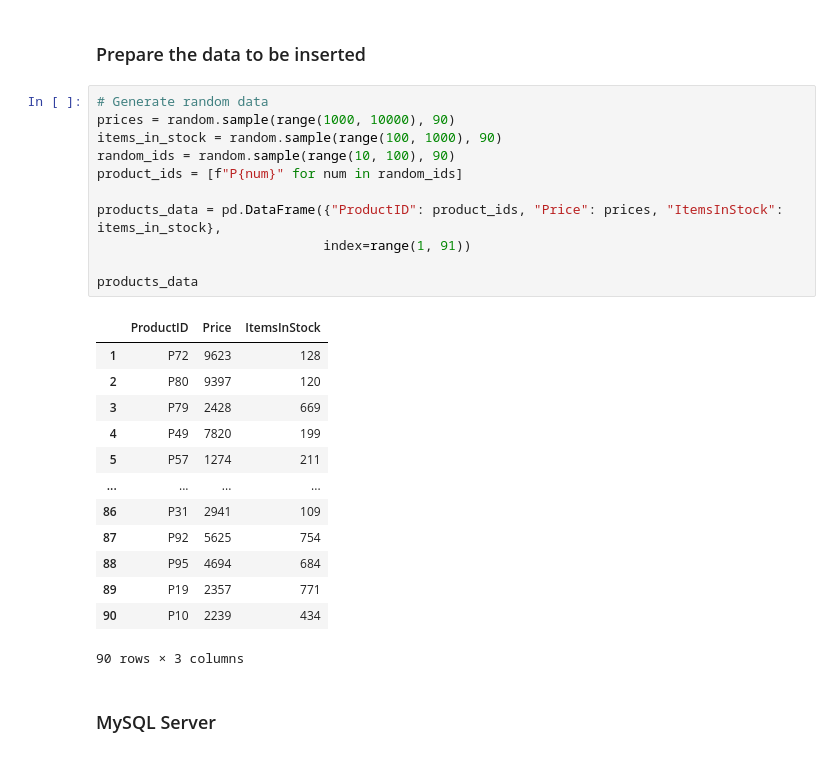
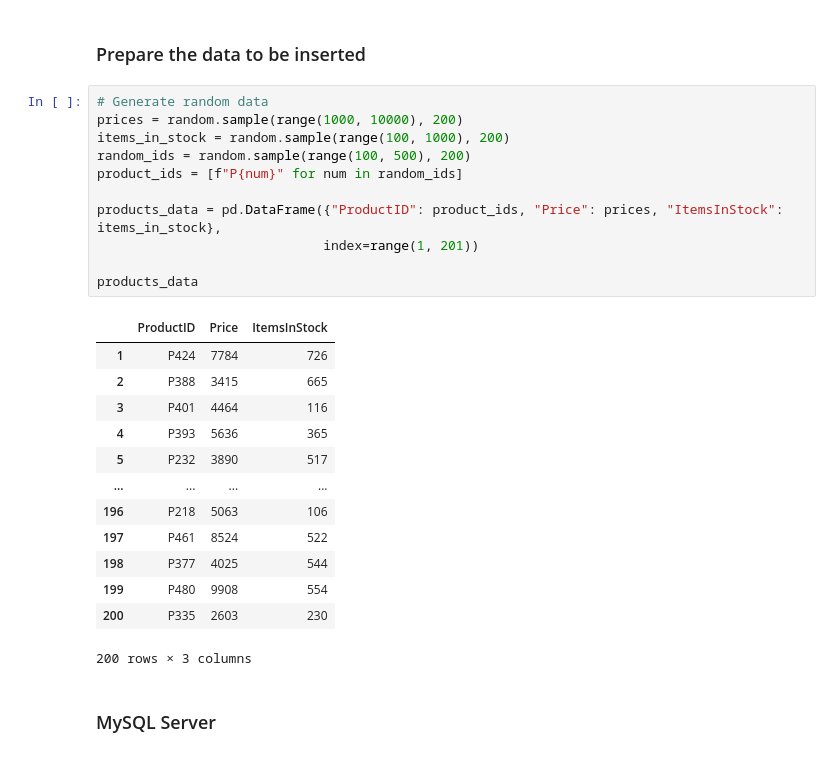
Before and after one commit to eslamdyab21/AMRs-in-Warehouse-Systems, a Jupyter notebook: database-servers-comparison/servers-performance.ipynb, the cells around one changed output. Saved outputs shown, nothing was run; the diff lists cells and outputs as text.

Commit message:
increased the sample size with 200 instead of 90 to get more accurate results -fixes #36

```diff
--- a/database-servers-comparison/servers-performance.ipynb
+++ b/database-servers-comparison/servers-performance.ipynb
@@ -43,29 +42,29 @@ servers_performance
 ### Prepare the data to be inserted ###
 # %%
 # Generate random data
-prices = random.sample(range(1000, 10000), 90)
-items_in_stock = random.sample(range(100, 1000), 90)
-random_ids = random.sample(range(10, 100), 90)
+prices = random.sample(range(1000, 10000), 200)
+items_in_stock = random.sample(range(100, 1000), 200)
+random_ids = random.sample(range(100, 500), 200)
 product_ids = [f"P{num}" for num in random_ids]
 
 products_data = pd.DataFrame({"ProductID": product_ids, "Price": prices, "ItemsInStock": items_in_stock},
-                             index=range(1, 91))
+                             index=range(1, 201))
 
 products_data
 # %% [output]
 |  | ProductID | Price | ItemsInStock |
-| 1 | P72 | 9623 | 128 |
-| 2 | P80 | 9397 | 120 |
-| 3 | P79 | 2428 | 669 |
-| 4 | P49 | 7820 | 199 |
-| 5 | P57 | 1274 | 211 |
+| 1 | P424 | 7784 | 726 |
+| 2 | P388 | 3415 | 665 |
+| 3 | P401 | 4464 | 116 |
+| 4 | P393 | 5636 | 365 |
+| 5 | P232 | 3890 | 517 |
 | ... | ... | ... | ... |
-| 86 | P31 | 2941 | 109 |
-| 87 | P92 | 5625 | 754 |
-| 88 | P95 | 4694 | 684 |
-| 89 | P19 | 2357 | 771 |
-| 90 | P10 | 2239 | 434 |
+| 196 | P218 | 5063 | 106 |
+| 197 | P461 | 8524 | 522 |
+| 198 | P377 | 4025 | 544 |
+| 199 | P480 | 9908 | 554 |
+| 200 | P335 | 2603 | 230 |
-90 rows × 3 columns
+200 rows × 3 columns
 # %% [markdown]
 ### MySQL Server ###
 # %%
```
Also changed, not shown: parts of 16 cells of this notebook.
